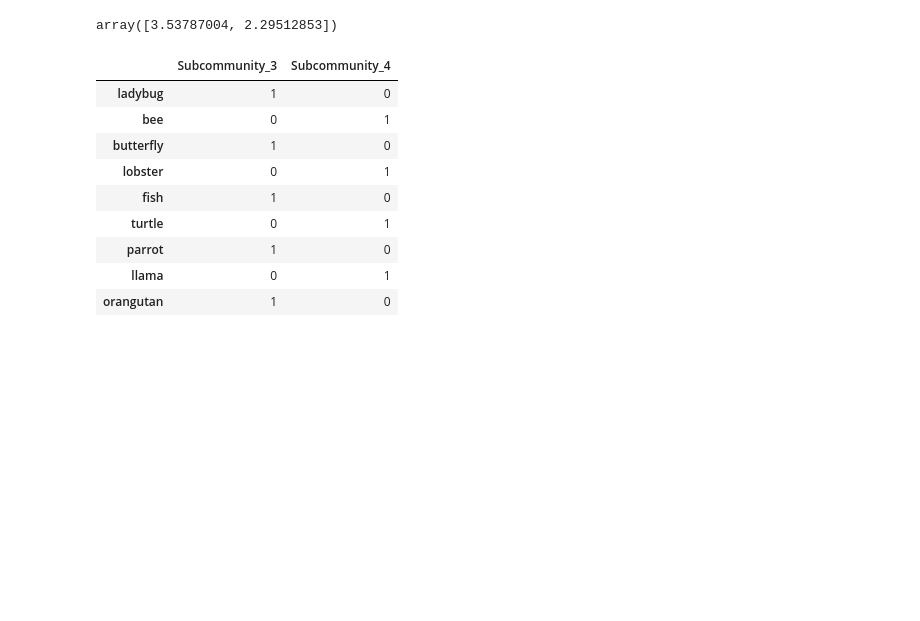
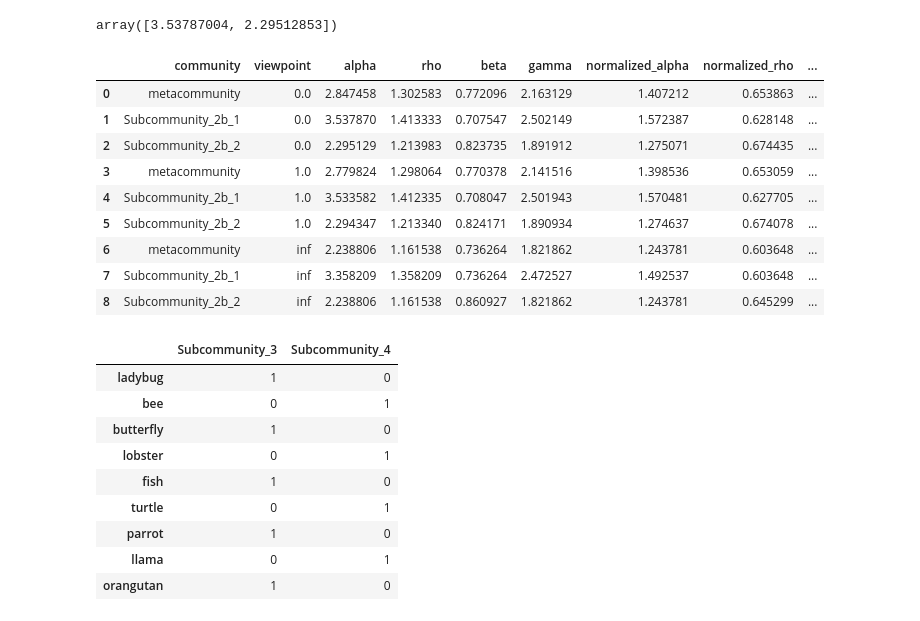
Before and after one commit to ArnaoutLab/diversity, a Jupyter notebook: notebooks/fruits_and_animals/fruits_and_animals_fig1_2.ipynb, the cells around one changed output. Cells and saved outputs as stored; diff of their text form; code cells hidden in the pictures; blank space fills up the shorter version.

```diff
--- a/notebooks/fruits_and_animals/fruits_and_animals_fig1_2.ipynb
+++ b/notebooks/fruits_and_animals/fruits_and_animals_fig1_2.ipynb
@@ -320,6 +320,19 @@ array([0.41333318, 0.21398288])
 metacommunity_2b_1.subcommunity_diversity(viewpoint=0, measure='alpha')
 # %% [output]
 array([3.53787004, 2.29512853])
+# %%
+metacommunity_2b_1.to_dataframe(viewpoint=[0,1,np.inf])
+# %% [output]
+|  | community | viewpoint | alpha | rho | beta | gamma | normalized_alpha | normalized_rho | ... |
+| 0 | metacommunity | 0.0 | 2.847458 | 1.302583 | 0.772096 | 2.163129 | 1.407212 | 0.653863 | ... |
+| 1 | Subcommunity_2b_1 | 0.0 | 3.537870 | 1.413333 | 0.707547 | 2.502149 | 1.572387 | 0.628148 | ... |
+| 2 | Subcommunity_2b_2 | 0.0 | 2.295129 | 1.213983 | 0.823735 | 1.891912 | 1.275071 | 0.674435 | ... |
+| 3 | metacommunity | 1.0 | 2.779824 | 1.298064 | 0.770378 | 2.141516 | 1.398536 | 0.653059 | ... |
+| 4 | Subcommunity_2b_1 | 1.0 | 3.533582 | 1.412335 | 0.708047 | 2.501943 | 1.570481 | 0.627705 | ... |
+| 5 | Subcommunity_2b_2 | 1.0 | 2.294347 | 1.213340 | 0.824171 | 1.890934 | 1.274637 | 0.674078 | ... |
+| 6 | metacommunity | inf | 2.238806 | 1.161538 | 0.736264 | 1.821862 | 1.243781 | 0.603648 | ... |
+| 7 | Subcommunity_2b_1 | inf | 3.358209 | 1.358209 | 0.736264 | 2.472527 | 1.492537 | 0.603648 | ... |
+| 8 | Subcommunity_2b_2 | inf | 2.238806 | 1.161538 | 0.860927 | 1.821862 | 1.243781 | 0.645299 | ... |
 # %%
 counts_2b_2 = pd.DataFrame({"Subcommunity_3": [1, 0, 1, 0, 1, 0, 1, 0, 1],
                          "Subcommunity_4": [0, 1, 0, 1, 0, 1, 0, 1, 0]}, index=labels_2b)
```
Also changed, not shown: parts of 8 cells of this notebook, 11 other files.
